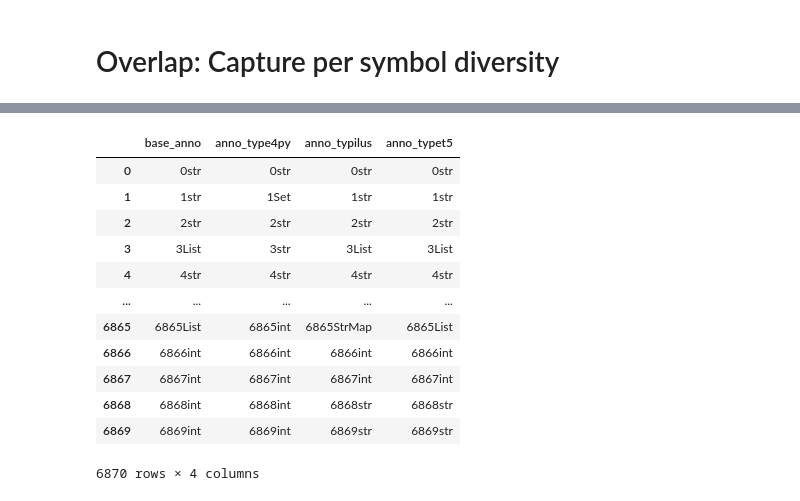
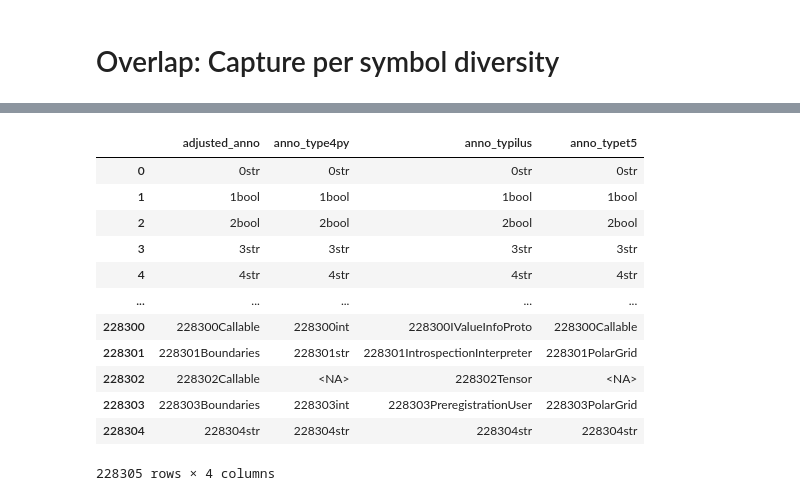
Before and after one commit to multidim-typeinf4py/scripts, a Jupyter notebook: experiments/02 Overlap/ML-Overlap.ipynb, the cells around one changed output, grey strips where cells are left out. Saved outputs shown, nothing was run; the diff lists cells and outputs as text; code cells hidden in the pictures.

```diff
--- a/experiments/02 Overlap/ML-Overlap.ipynb
+++ b/experiments/02 Overlap/ML-Overlap.ipynb
@@ -68,5 +65,0 @@ groundtruth[groundtruth["file"] == "aiosonic/pools.py"].drop(columns=["category"
-# %%
-trivial_mask = groundtruth["adjusted_anno"].isin(["None", "Any"])
-groundtruth = groundtruth[~trivial_mask]
-
-groundtruth
@@ -374,10 +164,19 @@ co_occurrences(typilus_base_ubiq, truth="gt_anno", pred="anno", threshold=0.06,
 # %% [markdown]
 # TypeT5
 # %%
-from scripts.common.schemas import TypeCollectionCategory
-typet5_groundtruth = groundtruth[groundtruth[ExtendedTypeCollectionSchema.category].isin(
-    [TypeCollectionCategory.CALLABLE_RETURN, TypeCollectionCategory.CALLABLE_PARAMETER]
-)]
-
-typet5_base = base_pipeline(tool="TypeT5TopN1", groundtruth=typet5_groundtruth)
+typet5_inferred = inferred.load_entire_inferred(
+    artifact_root, dataset, tool_name="TypeT5TopN1", task="all"
+)
+typet5_adjusted = pipeline.factory(
+    tool="TypeT5TopN1",
+    groundtruth=groundtruth,
+    inferred=typet5_inferred,
+    form="adjusted"
+)
+typet5_base = pipeline.factory(
+    tool="TypeT5TopN1",
+    groundtruth=groundtruth,
+    inferred=typet5_inferred,
+    form="base"
+)
 # %% [output]
@@ -442,13 +244,13 @@ Requirement already satisfied: six>=1.5 in /nfs/home/bsparks/.conda/envs/poetry/
 # %%
 ignore = ["gt_anno", "topn", "method"]
 
-common_predictions = type4py_base_ubiq.drop(columns=ignore).merge(
-    typilus_base_ubiq.drop(columns=ignore),
+common_predictions = type4py_adjusted.drop(columns=ignore).merge(
+    typilus_adjusted.drop(columns=ignore),
     how="outer",
     on=["repository", "category", "file", "qname", "qname_ssa"],
     suffixes=("_type4py", "_typilus")
 ).merge(
-    typet5_base_ubiq.drop(columns=ignore).rename(columns={"anno": "anno_typet5"}),
+    typet5_adjusted.drop(columns=ignore).rename(columns={"anno": "anno_typet5"}),
     how="outer",
     on=["repository", "category", "file", "qname", "qname_ssa"]
 )
@@ -458,9 +260,9 @@ common_predictions = pd.merge(
     right=groundtruth,
     how="left",
     on=["repository", "category", "file", "qname", "qname_ssa"],
-).replace("<MISSING>", pd.NA).dropna(subset=["base_anno", "anno_type4py", "anno_typilus", "anno_typet5"], how="all", axis=0)
+).replace("<MISSING>", pd.NA).dropna(subset=["adjusted_anno", "anno_type4py", "anno_typilus", "anno_typet5"], how="all", axis=0)
 
-
+#display(common_predictions["adjusted_anno"].value_counts())
 common_predictions[["anno_type4py", "anno_typilus", "anno_typet5"]] = common_predictions[["anno_type4py", "anno_typilus", "anno_typet5"]]#.fillna("<MISSING>")
-common_predictions[["base_anno", "anno_type4py", "anno_typilus", "anno_typet5"]]
+common_predictions[["adjusted_anno", "anno_type4py", "anno_typilus", "anno_typet5"]]
 # %% [output]
@@ -498,24 +300,24 @@ Requirement already satisfied: tzdata>=2022.1 in /nfs/home/bsparks/.conda/envs/p
 Requirement already satisfied: six>=1.5 in /nfs/home/bsparks/.conda/envs/poetry/lib/python3.10/site-packages (from python-dateutil>=2.7->matplotlib>=2.0->upsetplot) (1.16.0)
 # %%
 aligned = pd.DataFrame()
-for relevant in ["base_anno", "anno_type4py", "anno_typilus", "anno_typet5"]:
-    aligned[relevant] = common_predictions.index.astype("string") + common_predictions[relevant]
+for relevant in ["adjusted_anno", "anno_type4py", "anno_typilus", "anno_typet5"]:
+    aligned[relevant] = common_predictions.index.astype("string") + common_predictions[relevant].fillna(pd.NA)
 
-aligned[["base_anno", "anno_type4py", "anno_typilus", "anno_typet5"]]
+aligned[["adjusted_anno", "anno_type4py", "anno_typilus", "anno_typet5"]]
 # %% [output]
-|  | base_anno | anno_type4py | anno_typilus | anno_typet5 |
+|  | adjusted_anno | anno_type4py | anno_typilus | anno_typet5 |
 | 0 | 0str | 0str | 0str | 0str |
-| 1 | 1str | 1Set | 1str | 1str |
-| 2 | 2str | 2str | 2str | 2str |
-| 3 | 3List | 3str | 3List | 3List |
+| 1 | 1bool | 1bool | 1bool | 1bool |
+| 2 | 2bool | 2bool | 2bool | 2bool |
+| 3 | 3str | 3str | 3str | 3str |
 | 4 | 4str | 4str | 4str | 4str |
 | ... | ... | ... | ... | ... |
-| 6865 | 6865List | 6865int | 6865StrMap | 6865List |
-| 6866 | 6866int | 6866int | 6866int | 6866int |
-| 6867 | 6867int | 6867int | 6867int | 6867int |
-| 6868 | 6868int | 6868int | 6868str | 6868str |
-| 6869 | 6869int | 6869int | 6869str | 6869str |
+| 228300 | 228300Callable | 228300int | 228300IValueInfoProto | 228300Callable |
+| 228301 | 228301Boundaries | 228301str | 228301IntrospectionInterpreter | 228301PolarGrid |
+| 228302 | 228302Callable | <NA> | 228302Tensor | <NA> |
+| 228303 | 228303Boundaries | 228303int | 228303PreregistrationUser | 228303PolarGrid |
+| 228304 | 228304str | 228304str | 228304str | 228304str |
-6870 rows × 4 columns
+228305 rows × 4 columns
 # %%
 venn3(
     (set(aligned["anno_type4py"].tolist()), set(aligned["anno_typilus"].tolist()), set(aligned["anno_typet5"].tolist())),
```
Also changed, not shown: parts of 36 cells of this notebook, 35 other files.
